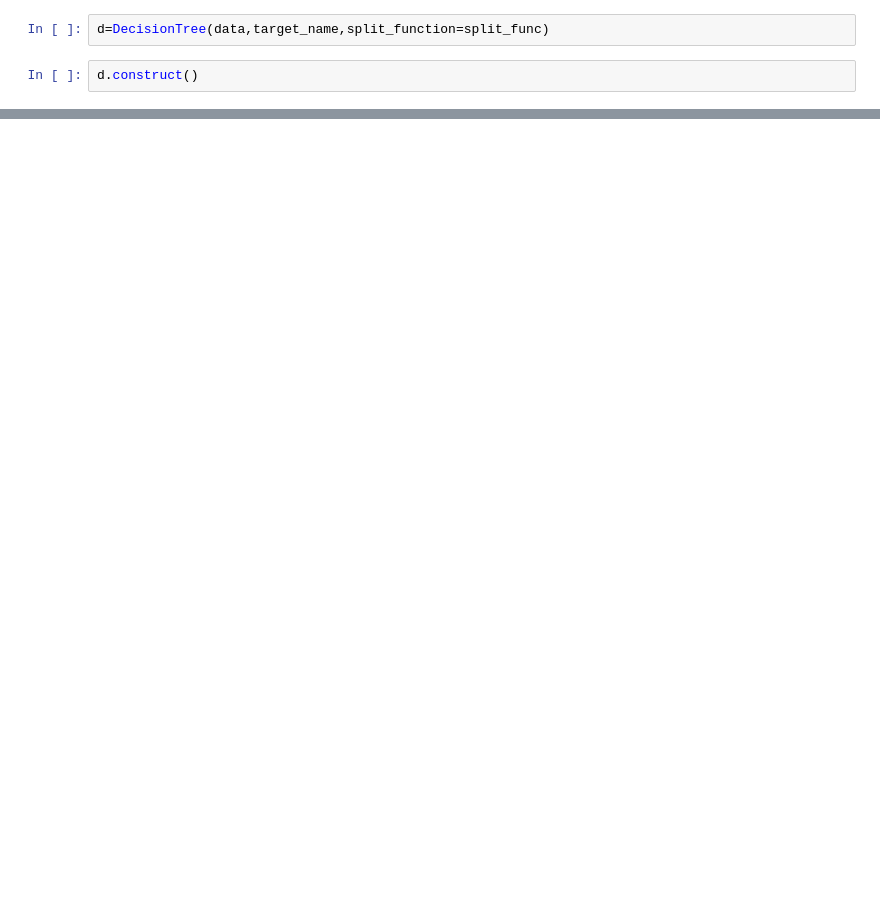
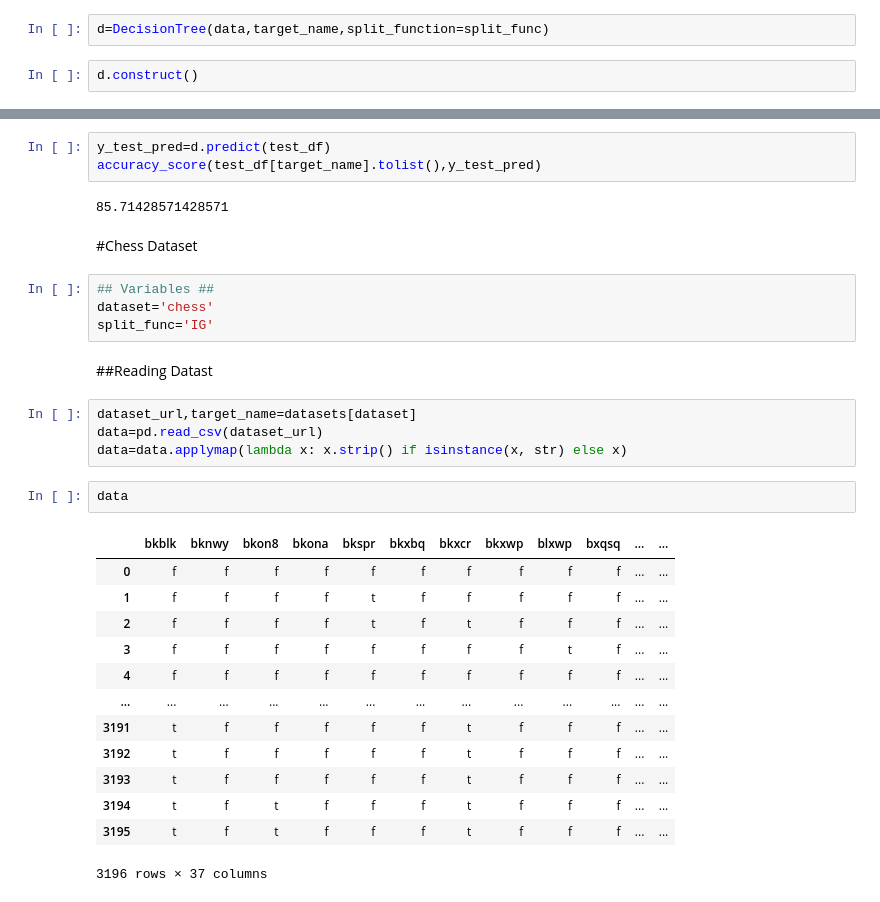
Before and after one commit to Kvnpsiddhartha/DecisionTreeImplementation, a Jupyter notebook: DecisionTree_implementation_multpleclass_pruning.ipynb, the cells around one changed output, grey strips where cells are left out. Cells and saved outputs as stored; diff of their text form; blank space fills up the shorter version.

```diff
--- a/DecisionTree_implementation_multpleclass_pruning.ipynb
+++ b/DecisionTree_implementation_multpleclass_pruning.ipynb
@@ -477,0 +678,33 @@ d.predict(df.iloc[0].to_dict(),trace=True)
+# %%
+y_test_pred=d.predict(test_df)
+accuracy_score(test_df[target_name].tolist(),y_test_pred)
+# %% [output]
+85.71428571428571
+# %% [markdown]
+#Chess Dataset
+# %%
+## Variables ##
+dataset='chess'
+split_func='IG'
+# %% [markdown]
+##Reading Datast
+# %%
+dataset_url,target_name=datasets[dataset]
+data=pd.read_csv(dataset_url)
+data=data.applymap(lambda x: x.strip() if isinstance(x, str) else x)
+# %%
+data
+# %% [output]
+|  | bkblk | bknwy | bkon8 | bkona | bkspr | bkxbq | bkxcr | bkxwp | blxwp | bxqsq | ... | ... |
+| 0 | f | f | f | f | f | f | f | f | f | f | ... | ... |
+| 1 | f | f | f | f | t | f | f | f | f | f | ... | ... |
+| 2 | f | f | f | f | t | f | t | f | f | f | ... | ... |
+| 3 | f | f | f | f | f | f | f | f | t | f | ... | ... |
+| 4 | f | f | f | f | f | f | f | f | f | f | ... | ... |
+| ... | ... | ... | ... | ... | ... | ... | ... | ... | ... | ... | ... | ... |
+| 3191 | t | f | f | f | f | f | t | f | f | f | ... | ... |
+| 3192 | t | f | f | f | f | f | t | f | f | f | ... | ... |
+| 3193 | t | f | f | f | f | f | t | f | f | f | ... | ... |
+| 3194 | t | f | t | f | f | f | t | f | f | f | ... | ... |
+| 3195 | t | f | t | f | f | f | t | f | f | f | ... | ... |
+3196 rows × 37 columns
```
Also changed, not shown: parts of 160 cells of this notebook.
